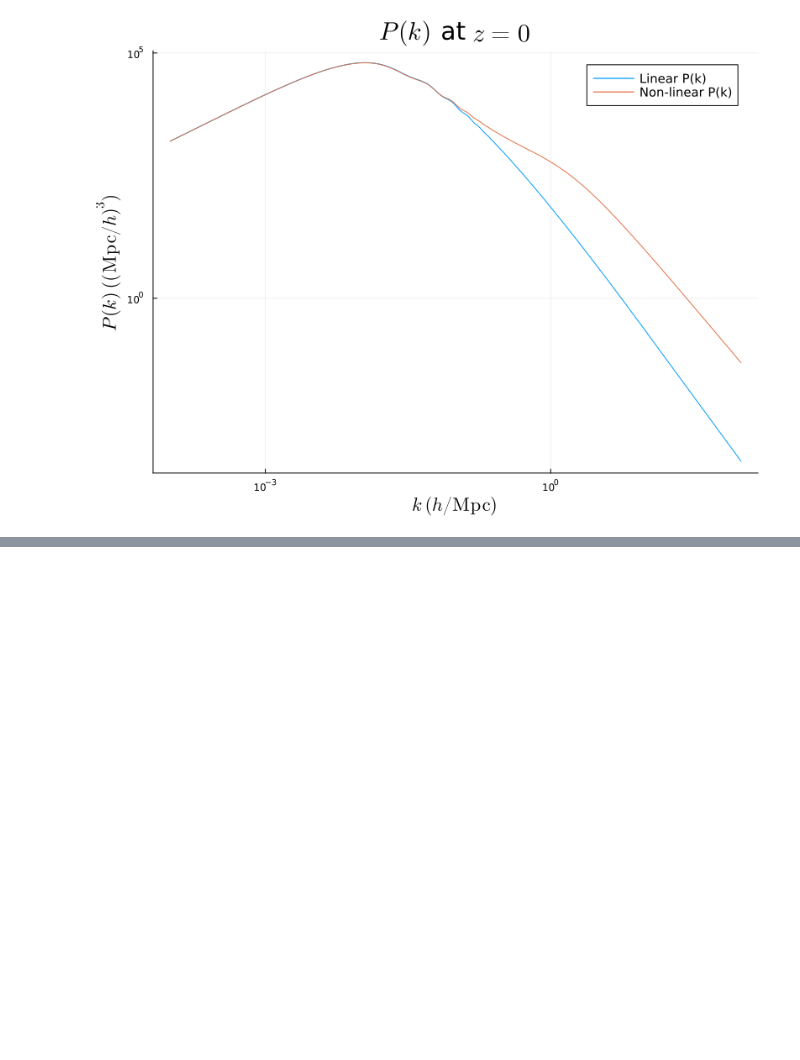
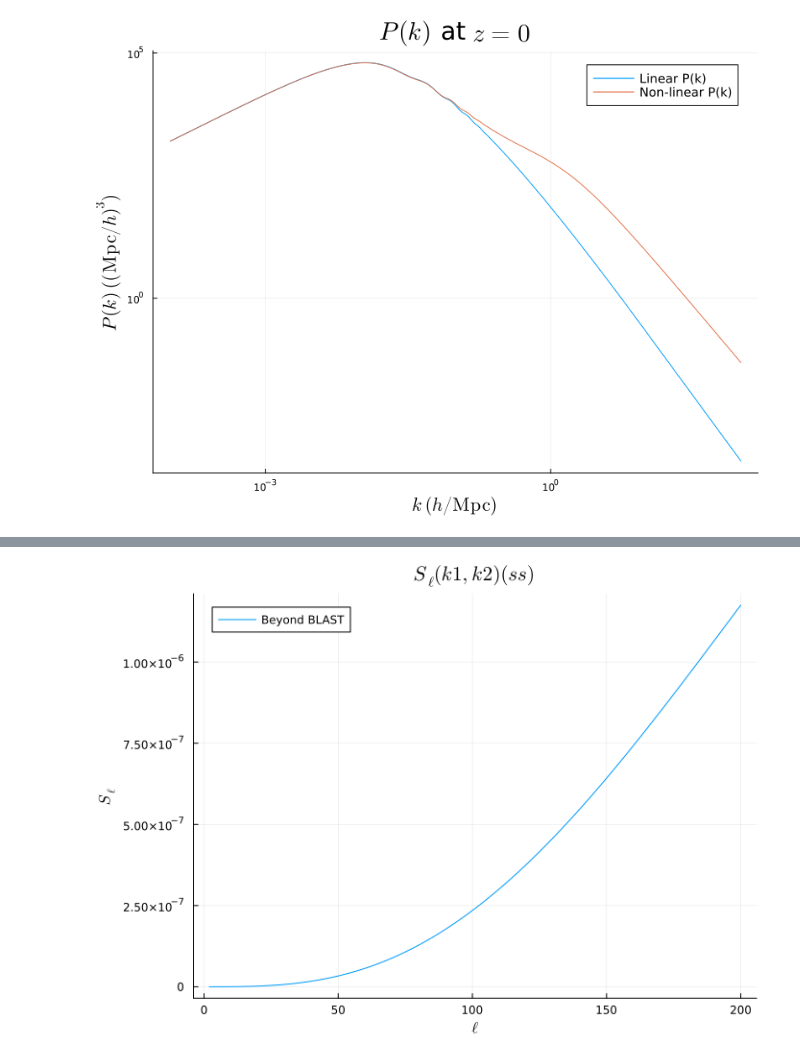
Before and after one commit to anvi-git/3D_Angular_Power_Spectrum, a Jupyter notebook: notebooks/new_beyond_BLAST.ipynb, the cells around one changed output, grey strips where cells are left out. Cells and saved outputs as stored; diff of their text form; code cells hidden in the pictures; blank space fills up the shorter version.

```diff
--- a/notebooks/new_beyond_BLAST.ipynb
+++ b/notebooks/new_beyond_BLAST.ipynb
@@ -281,0 +320,14 @@ p = plot(
+# %%
+i = 2
+j = 2
+p = plot(
+    ℓ,
+    S_lkk_ss[i, j, :],
+    label = "Beyond BLAST",
+    xlabel = L"\ell",
+    ylabel = L"S_\ell",
+    title = L"S_\ell(k1, k2) (ss)",
+    size = (700, 500)
+)
+# %% [output]
+[figure, added]
```
Also changed, not shown: parts of 33 cells of this notebook, 2 other files.
